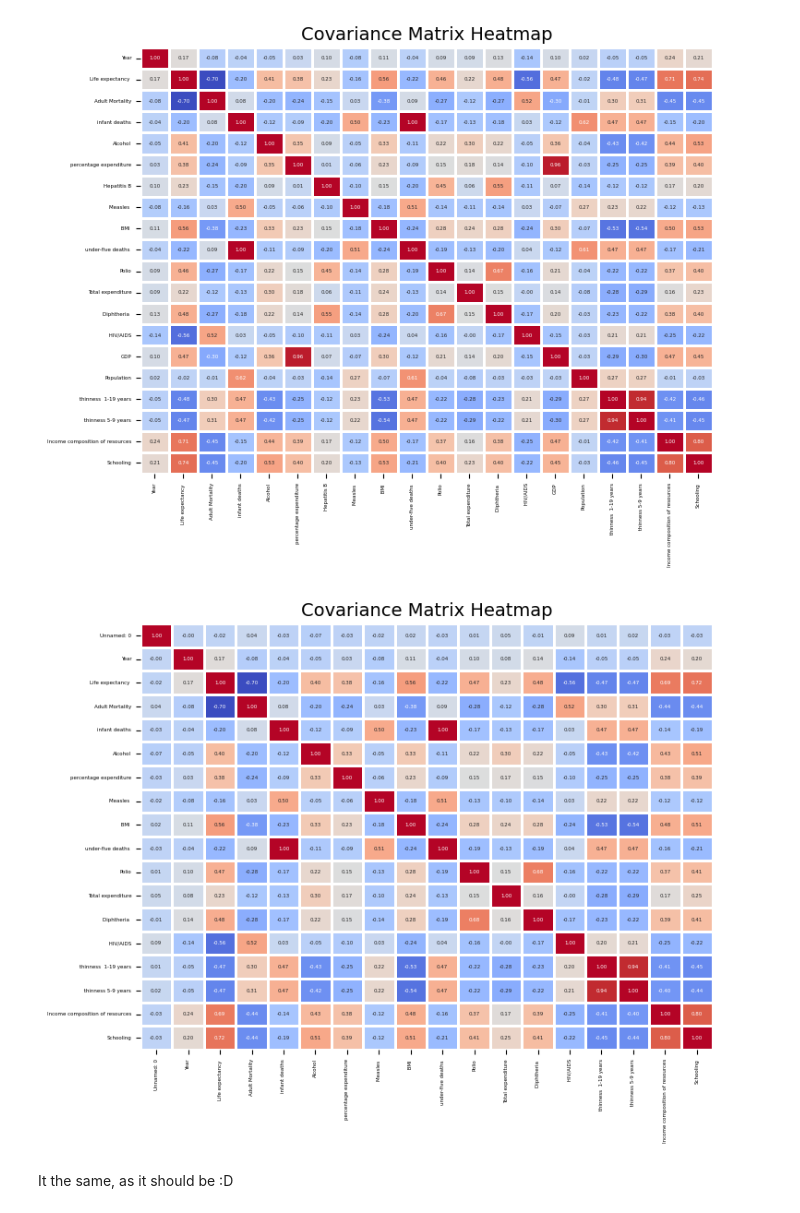
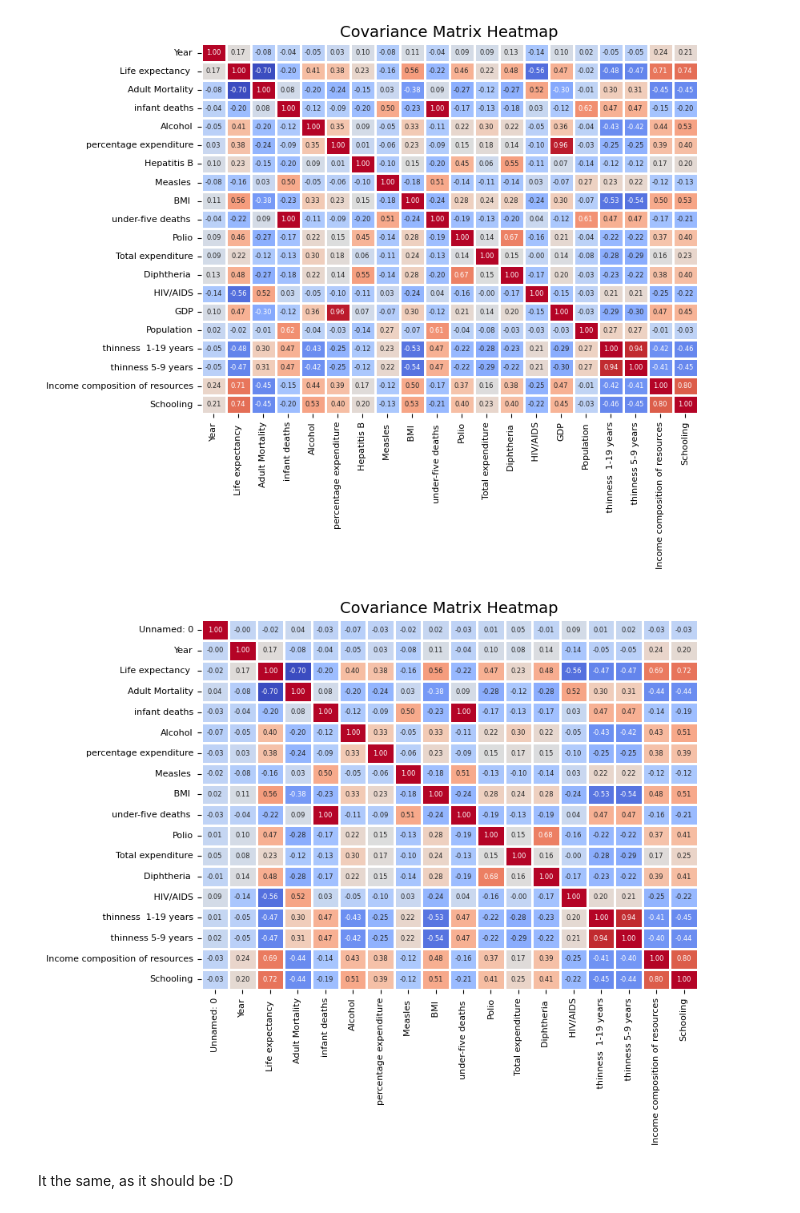
Before and after one commit to Apros7/DTU_MachineLearning, a Jupyter notebook: Project1/Covariance_matrix.ipynb, the cells around one changed output. Drawn from its saved outputs; the diff is of its cells as text; code cells hidden in the pictures.

```diff
--- a/Project1/Covariance_matrix.ipynb
+++ b/Project1/Covariance_matrix.ipynb
@@ -12,26 +12,26 @@ diagonal = np.sqrt(np.diag(cov_matrix))
 normalized_cov_matrix = cov_matrix / (diagonal[:, np.newaxis] * diagonal)
 plt.figure(figsize=(8, 6))
 sns.heatmap(normalized_cov_matrix, annot=True, cmap='coolwarm', fmt='.2f', linewidths=1, cbar=False,
-            annot_kws={"size": 4})
+            annot_kws={"size": 6})
 plt.title('Covariance Matrix Heatmap', fontsize=14)
-plt.xticks(fontsize=4)
-plt.yticks(fontsize=4)
+plt.xticks(fontsize=8)
+plt.yticks(fontsize=8)
 plt.show()
 # %% [output]
-[figure, old version]
+[figure, new version]
 # %%
 data = pd.read_csv("StandardizedDataFrameWithNansFilled.csv")
 cov_matrix = data.cov()
 diagonal = np.sqrt(np.diag(cov_matrix))
 normalized_cov_matrix = cov_matrix / (diagonal[:, np.newaxis] * diagonal)
 plt.figure(figsize=(8, 6))
 sns.heatmap(normalized_cov_matrix, annot=True, cmap='coolwarm', fmt='.2f', linewidths=1, cbar=False,
-            annot_kws={"size": 4})
+            annot_kws={"size": 6})
 plt.title('Covariance Matrix Heatmap', fontsize=14)
-plt.xticks(fontsize=4)
-plt.yticks(fontsize=4)
+plt.xticks(fontsize=8)
+plt.yticks(fontsize=8)
 plt.show()
 # %% [output]
-[figure, old version]
+[figure, new version]
 # %% [markdown]
 It the same, as it should be :D
```
